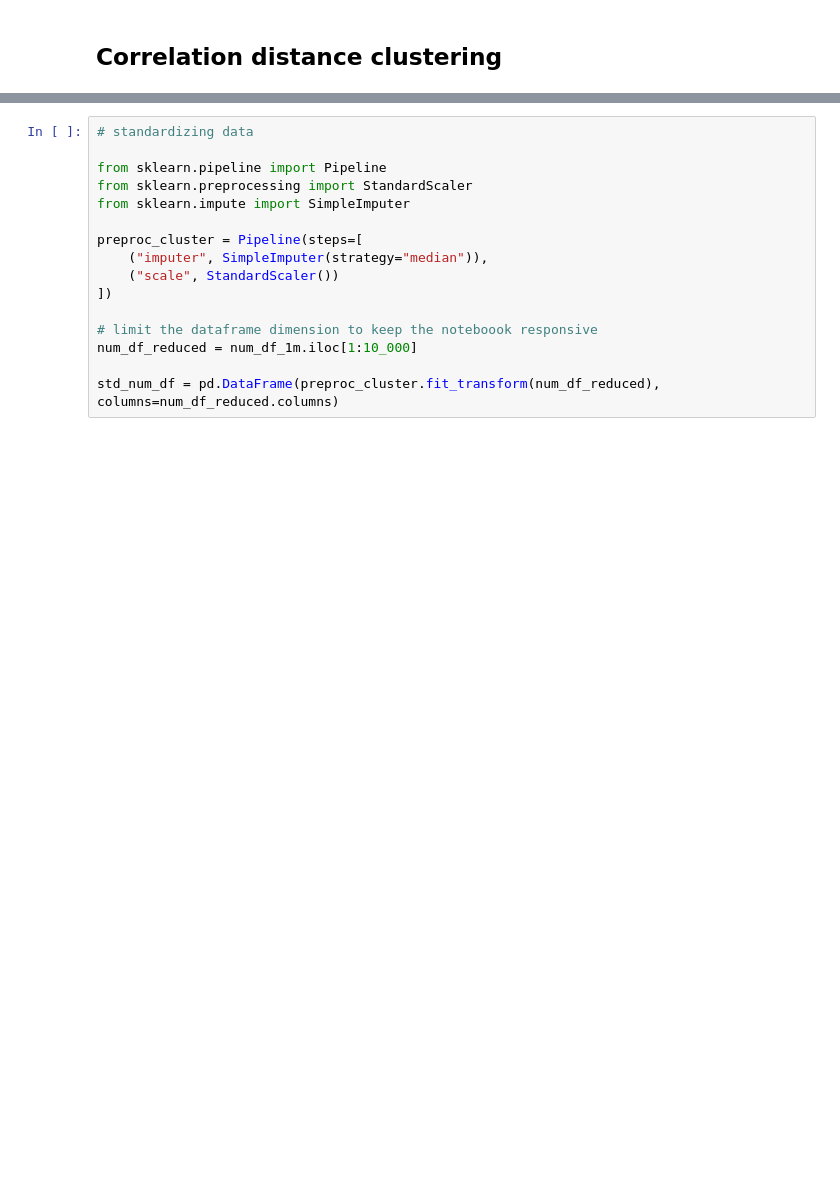
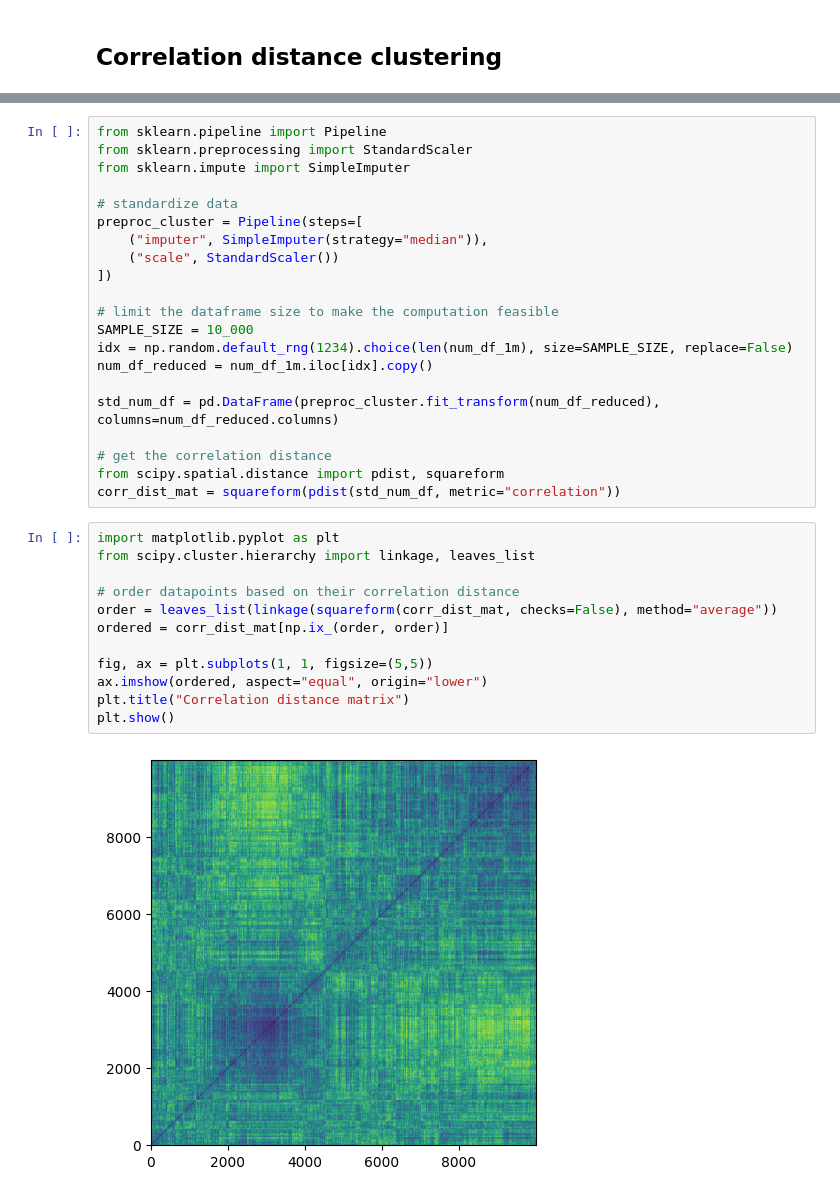
Before and after one commit to Guflie/PoliMi-AS-project, a Jupyter notebook: trend_analysis.ipynb, the cells around one changed output, grey strips where cells are left out. Saved outputs shown, nothing was run; the diff lists cells and outputs as text; blank space fills up the shorter version.

```diff
--- a/trend_analysis.ipynb
+++ b/trend_analysis.ipynb
@@ -29,18 +30,37 @@ num_df_1m.iloc[1:100]
 | 99 | 26 | 2 | 5.181145 | 6.049036 | 69.576456 | 4.206685 | ... |
 99 rows × 18 columns
 # %%
-# standardizing data
-
 from sklearn.pipeline import Pipeline
 from sklearn.preprocessing import StandardScaler
 from sklearn.impute import SimpleImputer
 
+# standardize data
 preproc_cluster = Pipeline(steps=[
     ("imputer", SimpleImputer(strategy="median")),
     ("scale", StandardScaler())
 ])
 
-# limit the dataframe dimension to keep the noteboook responsive
-num_df_reduced = num_df_1m.iloc[1:10_000]
+# limit the dataframe size to make the computation feasible
+SAMPLE_SIZE = 10_000
+idx = np.random.default_rng(1234).choice(len(num_df_1m), size=SAMPLE_SIZE, replace=False)
+num_df_reduced = num_df_1m.iloc[idx].copy()
 
 std_num_df = pd.DataFrame(preproc_cluster.fit_transform(num_df_reduced), columns=num_df_reduced.columns)
+
+# get the correlation distance
+from scipy.spatial.distance import pdist, squareform
+corr_dist_mat = squareform(pdist(std_num_df, metric="correlation"))
+# %%
+import matplotlib.pyplot as plt
+from scipy.cluster.hierarchy import linkage, leaves_list
+
+# order datapoints based on their correlation distance
+order = leaves_list(linkage(squareform(corr_dist_mat, checks=False), method="average"))
+ordered = corr_dist_mat[np.ix_(order, order)]
+
+fig, ax = plt.subplots(1, 1, figsize=(5,5))
+ax.imshow(ordered, aspect="equal", origin="lower")
+plt.title("Correlation distance matrix")
+plt.show()
+# %% [output]
+[figure, added]
```
Also changed, not shown: parts of 9 cells of this notebook.
